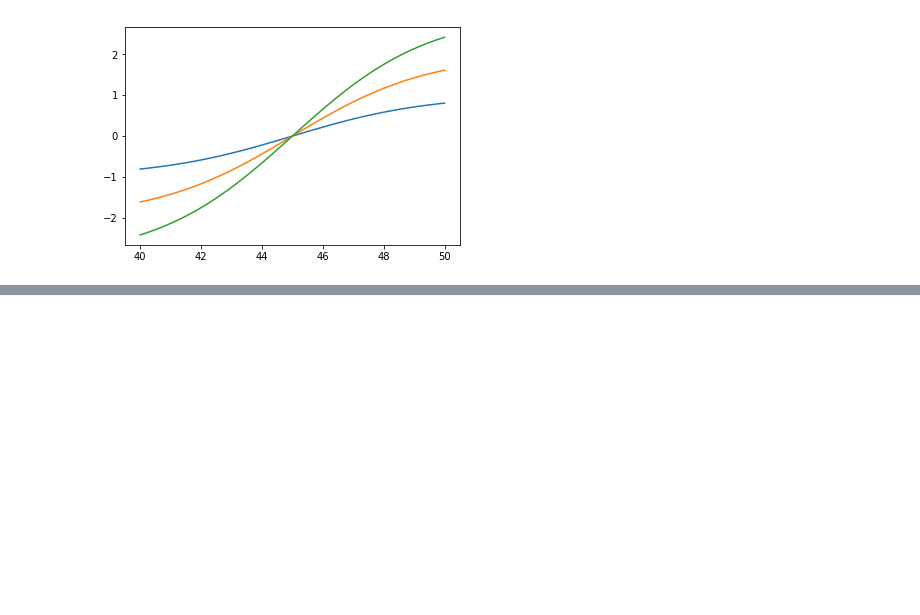
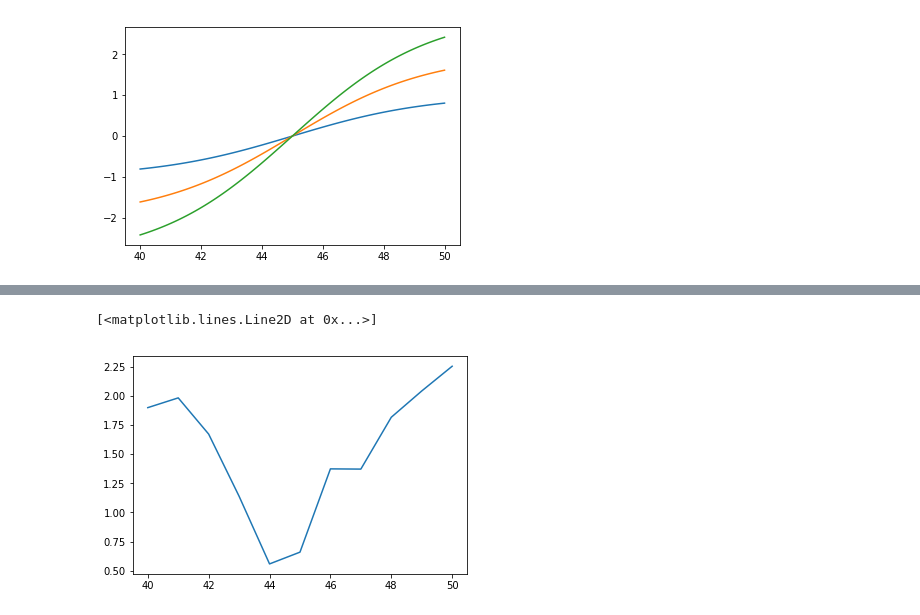
Before and after one commit to cranmer/active_sciencing, a Jupyter notebook: active_weinberg.ipynb, the cells around one changed output, grey strips where cells are left out. Drawn from its saved outputs; the diff is of its cells as text; code cells hidden in the pictures; blank space fills up the shorter version.

```diff
--- a/active_weinberg.ipynb
+++ b/active_weinberg.ipynb
@@ -210,0 +212,40 @@ posterior.plot()
+# %%
+from multiprocessing import Pool
+
+def info_gain(p1, p2):
+    return p1.entropy() - p2.entropy()
+
+def _simulate(args):
+    theta_map, phi, prior = args
+
+    print 'simulating with ',theta_map, phi
+
+    # external workflow provides simulated data
+    sim_data = simulator(theta_map, phi, n_samples = 1000)
+
+    #external workflow uses simulator to provide likelihood
+    sim_posterior = calculate_posterior(prior, sim_data, phi)
+    return info_gain(prior, sim_posterior)
+
+
+def expected_information_gain(phi, prior,bins = 20):
+    'calculate the expression above using workflow for simulations'
+    n_simulations = 2
+
+    #need to pass in prior through some extra arguments
+
+    # use saddle-point approximation
+    theta_map = prior.map(bins = bins)
+
+    # currently the MCMC sampler is the slower part, which already uses threads so we don't gain
+    # this should change once we have a more realistic simulator that takes time to run
+    pool = Pool(2)
+    eig = pool.map(_simulate, [(theta_map, phi, prior) for i in range(n_simulations)])
+    pool.close()
+    pool.join()
+    return np.mean(eig)
+# %%
+eig = []
+for x in np.linspace(40,50,11):
+    eig.append(expected_information_gain(x,posterior))
+    print eig
@@ -210,0 +270,5 @@ posterior.plot()
+# %%
+plt.plot(np.linspace(40,50,11),eig)
+# %% [output]
+[<matplotlib.lines.Line2D at 0x...>]
+[figure, added]
```
Also changed, not shown: parts of 18 cells of this notebook.
